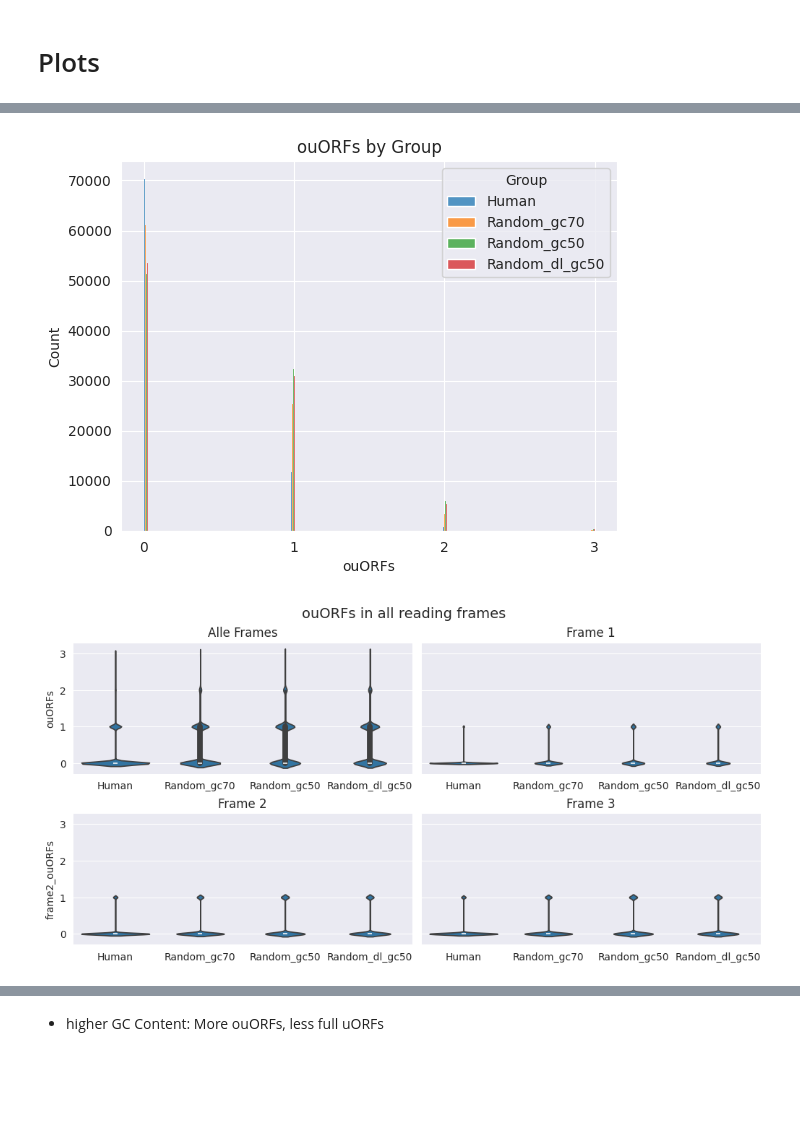
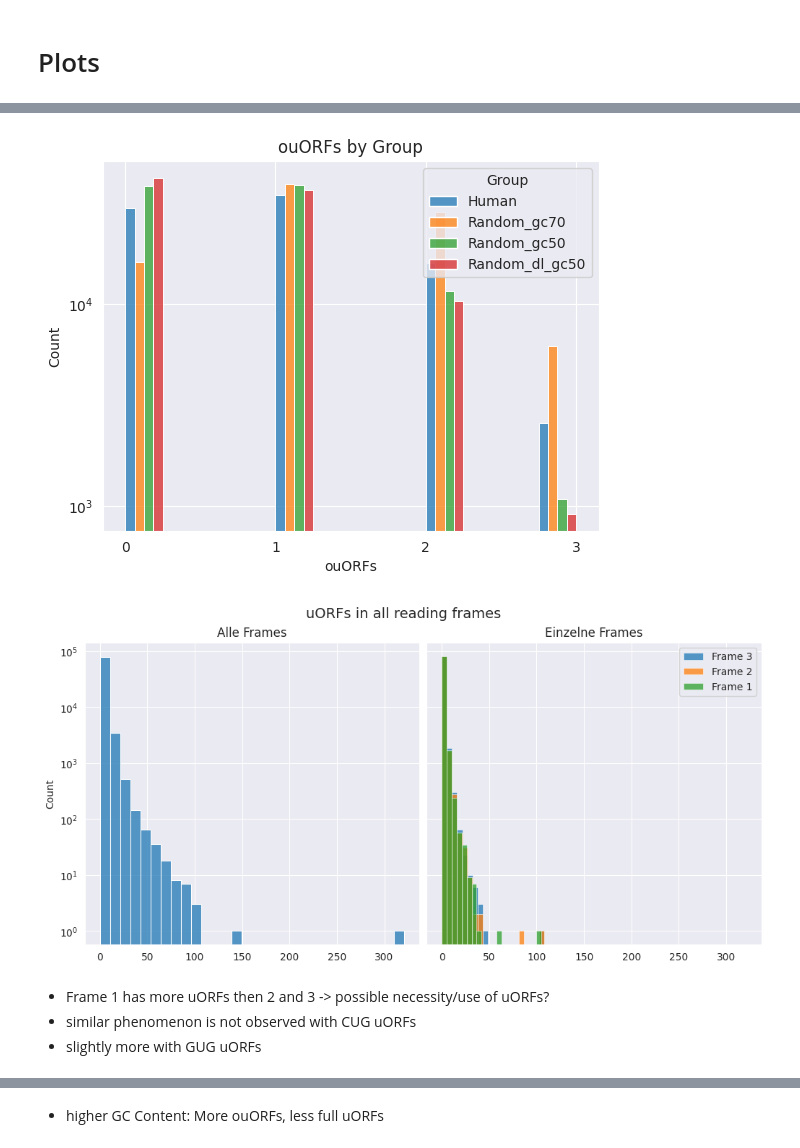
Before and after one commit to jechochamber/Bachelor, a Jupyter notebook: test.ipynb, the cells around one changed output, grey strips where cells are left out. Cells and saved outputs as stored; diff of their text form; code cells hidden in the pictures; blank space fills up the shorter version.

```diff
--- a/test.ipynb
+++ b/test.ipynb
@@ -102 +91,4 @@ seqs=pd.concat([seqs,counts],axis=1)
+# %%
+counts=pd.read_csv('data/uORF_stats.csv')
+counts.set_index('SeqID',inplace=True)
 # %%
@@ -118,0 +112,2 @@ seqs
+# %%
+seqs=seqs.drop("AUG_mean_uORF_length.1",axis=1)
@@ -161,30 +175,34 @@ plt.show()
 # %%
 #Menge an overlapping uORFs pro Gruppe
-im1=sns.histplot(x=seqs["ouORFs"],hue=seqs["Group"],multiple="dodge")
-#im1.set_yscale('log')
+im1=sns.histplot(x=seqs["GUG_ouORFs"],hue=seqs["Group"],multiple="dodge",binwidth=0.25)
+im1.set_yscale('log')
 im1.set_xticks([0,1,2,3])
 im1.set_xlabel("ouORFs")
 plt.title('ouORFs by Group')
 plt.show()
 # %% [output]
-[figure, old version]
+[figure, new version]
 # %%
 #overlapping uORFs in allen reading Frames
-fig2, axs2=plt.subplots(2,2,layout='constrained', sharey=True,figsize=(10,5) )
-sns.violinplot(x=seqs["Group"],y=seqs["ouORFs"],ax=axs2[0,0])
-sns.violinplot(x=seqs["Group"],y=seqs["frame1_ouORFs"],ax=axs2[0,1])
-sns.violinplot(x=seqs["Group"],y=seqs["frame2_ouORFs"],ax=axs2[1,0])
-sns.violinplot(x=seqs["Group"],y=seqs["frame2_ouORFs"],ax=axs2[1,1])
-for arr in axs2:
-    for ax in arr:
-        ax.minorticks_on()
+fig2, axs2=plt.subplots(1,2,layout='constrained',sharey=True,sharex=True,figsize=(10,5) )
+sns.histplot(x=humanseqs["GUG_uORFs"],multiple="dodge",ax=axs2[0],bins=30)
+sns.histplot(x=humanseqs["GUG_frame3_uORFs"],multiple="dodge",ax=axs2[1],legend=False,bins=20,label='Frame 3')
+sns.histplot(x=humanseqs["GUG_frame2_uORFs"],multiple="dodge",ax=axs2[1],legend=False,bins=20,label='Frame 2')
+sns.histplot(x=humanseqs["GUG_frame1_uORFs"],multiple="dodge",ax=axs2[1],legend=False,bins=20,label='Frame 1')
+for ax in axs2:
+        ax.set_yscale('log')
+
         ax.set_xlabel("")
-axs2[0,0].set_title("Alle Frames")
-axs2[0,1].set_title("Frame 1")
-axs2[1,0].set_title("Frame 2")
-axs2[1,1].set_title("Frame 3")
-fig2.suptitle('ouORFs in all reading frames',fontsize=14)
+axs2[0].set_title("Alle Frames")
+axs2[1].set_title("Einzelne Frames")
+
+plt.legend(loc='upper right')
+fig2.suptitle('uORFs in all reading frames',fontsize=14)
 plt.show()
 # %% [output]
-[figure, old version]
+[figure, new version]
+# %% [markdown]
+- Frame 1 has more uORFs then 2 and 3 -> possible necessity/use of uORFs?
+- similar phenomenon is not observed with CUG uORFs
+- slightly more with GUG uORFs
 # %%
```
Also changed, not shown: parts of 33 cells of this notebook, 1 other file.
